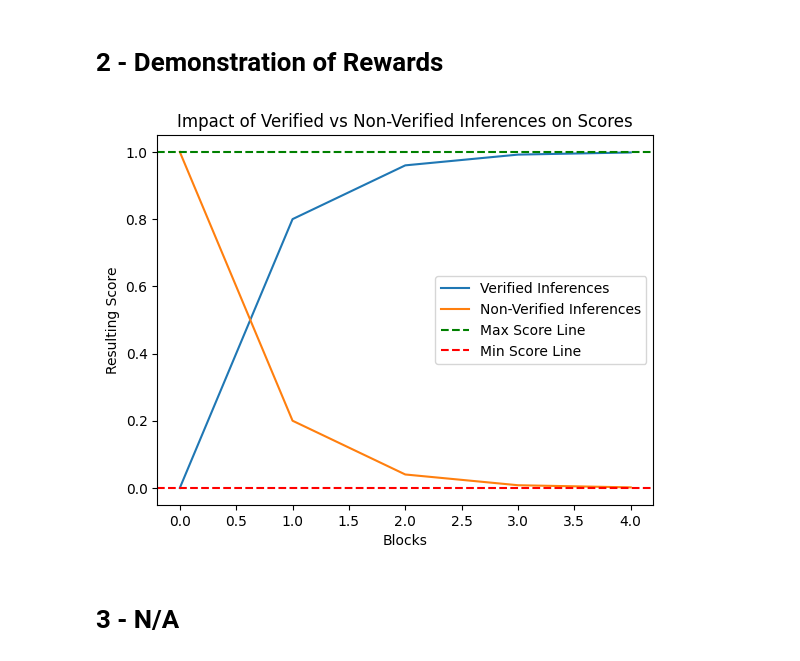
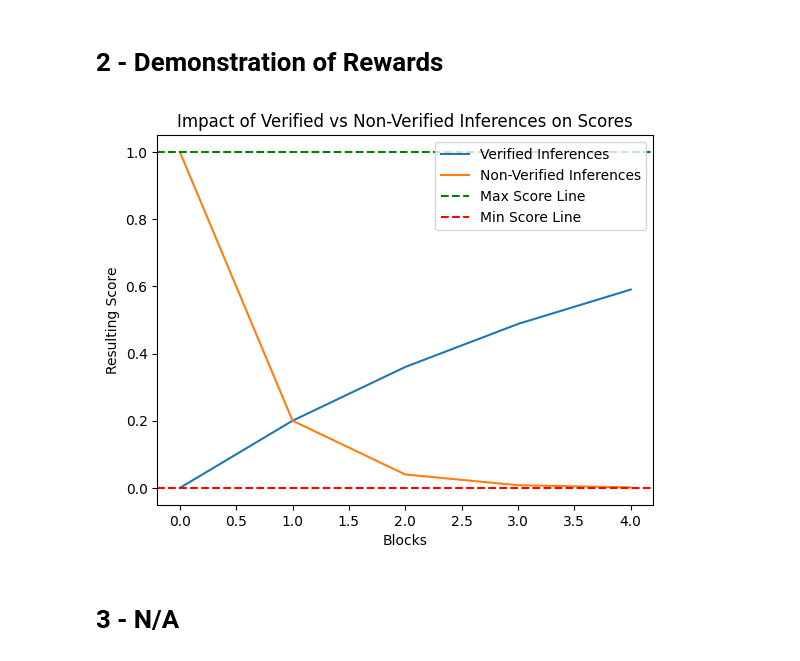
Before and after one commit to inference-labs-inc/omron-subnet, a Jupyter notebook: neurons/opentensor_demo.ipynb, the cells around one changed output. Cells and saved outputs as stored; diff of their text form; code cells hidden in the pictures.

```diff
--- a/neurons/opentensor_demo.ipynb
+++ b/neurons/opentensor_demo.ipynb
@@ -20,35 +18,35 @@ print(top_miner_uid)
 from _validator.reward import reward
 
 try:
     import matplotlib
 except ImportError:
     %pip install matplotlib
 
 from matplotlib import pyplot as plt
 
 # Miner responds with a proven inference
 
-assert reward(1, 0.5, True, 1) == 0.9
+assert reward(1, 0.5, True, 1) == 0.6
 
 # Miner responds with a non-verified inference
 
-assert reward(1, 0.5, False, 1) == 0.1
+assert reward(1, 0.5, False, 1) < 0.1
 
 initial_score = 0
 proven_values = [initial_score] + [initial_score := reward( 1, initial_score, True, 1) for _ in range(4)]
 initial_score = 1
 non_verified_values = [initial_score] + [ initial_score := reward( 1, initial_score, False, 1) for _ in range(4)]
 
 plt.plot([i for i in range(5)], proven_values, label='Verified Inferences')
 plt.plot([i for i in range(5)], non_verified_values, label='Non-Verified Inferences')
 plt.axhline(y=1, color='g', linestyle='--', label='Max Score Line')
 plt.axhline(y=0, color='r', linestyle='--', label='Min Score Line')
 plt.xlabel('Blocks')
 plt.ylabel('Resulting Score')
 plt.title('Impact of Verified vs Non-Verified Inferences on Scores')
 plt.legend()
 plt.show()
 # %% [output]
-[figure, old version]
+[figure, new version]
 # %% [markdown]
 # 3 - N/A
```
Also changed, not shown: parts of 1 cell of this notebook, 1 other file.
